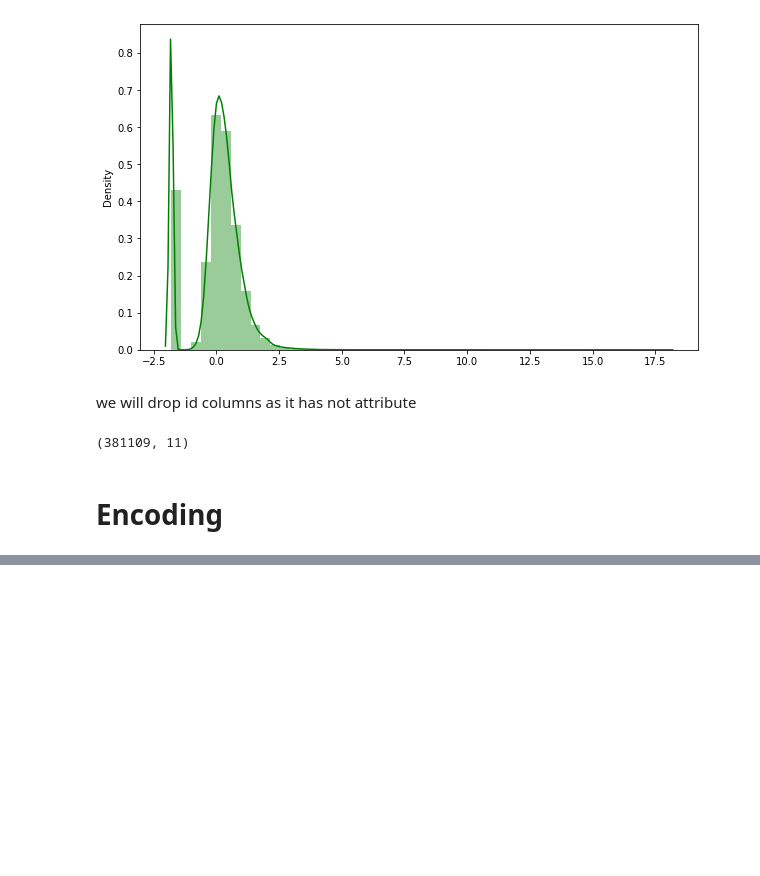
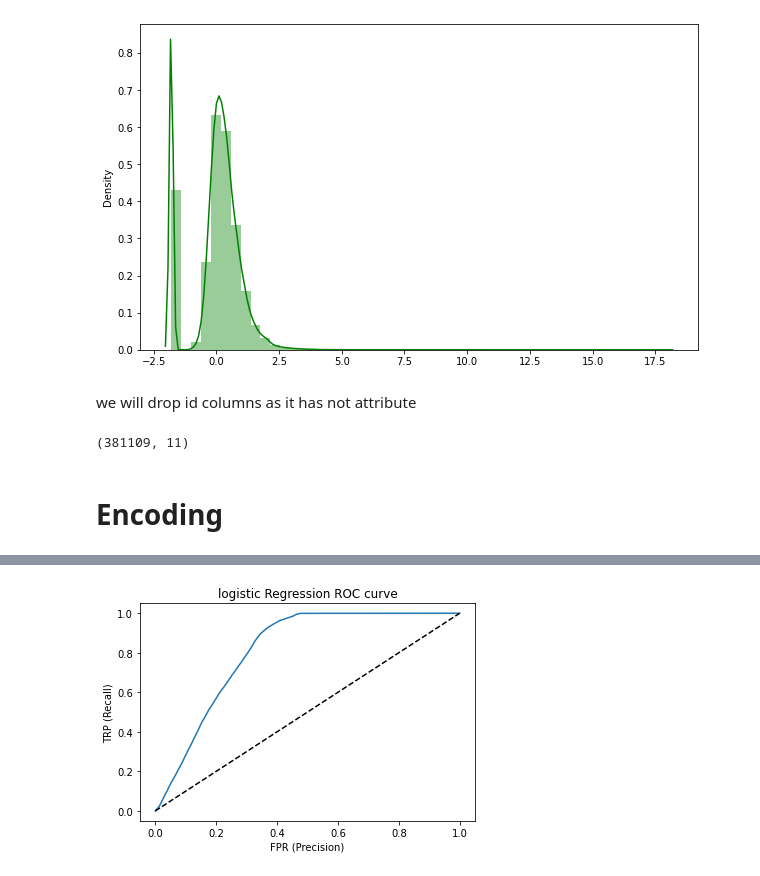
Before and after one commit to ajitpadole/HEALTH-INSURANCE-CROSS-SEAL-PREDICTION, a Jupyter notebook: HEALTH_INSURANCE_CROSS_SELL_PREDICTION.ipynb, the cells around one changed output, grey strips where cells are left out. Saved outputs shown, nothing was run; the diff lists cells and outputs as text; code cells hidden in the pictures; blank space fills up the shorter version.

```diff
--- a/HEALTH_INSURANCE_CROSS_SELL_PREDICTION.ipynb
+++ b/HEALTH_INSURANCE_CROSS_SELL_PREDICTION.ipynb
@@ -377,0 +456,11 @@ df['Vehicle_Damage'] = le.fit_transform(df[['Vehicle_Damage']])
+# %%
+X=df.drop(['Response'],axis=1) #contain all  independent variable
+y=df['Response']           #dependent variable
+# %%
+# importing libraries for resampling
+# Handling imbalance data
+from imblearn.over_sampling import SMOTE
+smote = SMOTE()
+X,y = smote.fit_resample(X,y)
+print('Original dataset shape', len(df))
+print('Resampled dataset shape',len(y))
@@ -377,0 +476,2 @@ df['Vehicle_Damage'] = le.fit_transform(df[['Vehicle_Damage']])
+# %%
+X_train,X_test,y_train,y_test = train_test_split(X, y,test_size=0.20,random_state = 10)
@@ -377,0 +494,19 @@ df['Vehicle_Damage'] = le.fit_transform(df[['Vehicle_Damage']])
+# %%
+# Model of logistic regression
+LOG_RE=LogisticRegression()
+LOG_RE=LOG_RE.fit(X_train,y_train)
+LOG_RE_pred=LOG_RE.predict(X_test)
+LOG_RE_probability =LOG_RE.predict_proba(X_test)[:,1]
+
+# evaluating the model on the following metrics.
+accu_logreg = accuracy_score(y_test,LOG_RE_pred)
+recall_logreg = recall_score(y_test,LOG_RE_pred)
+prec_logreg = precision_score(y_test,LOG_RE_pred)
+f1score_logreg=f1_score(y_test,LOG_RE_pred)
+
+#print accuracy ,classification report and confusion matrix  values of model.
+print("Accuracy : ", accuracy_score(y_test,LOG_RE_pred)*100)
+print(classification_report(y_test,LOG_RE_pred))
+
+matrix = confusion_matrix(y_test,LOG_RE_pred)
+print('Confusion matrix : \n',matrix)
@@ -377,0 +527,15 @@ df['Vehicle_Damage'] = le.fit_transform(df[['Vehicle_Damage']])
+# %%
+# import ROC curve
+from sklearn.metrics import roc_curve
+fpr, tpr, _ = roc_curve(y_test,LOG_RE_probability)
+
+plt.title("logistic Regression ROC curve")
+plt.xlabel('FPR (Precision)')
+plt.ylabel("TRP (Recall)")
+
+# Performance metrics
+plt.plot(fpr,tpr)
+plt.plot((0,1), ls='dashed',color='black')
+plt.show()
+# %% [output]
+[figure, added]
```
Also changed, not shown: parts of 43 cells of this notebook.
